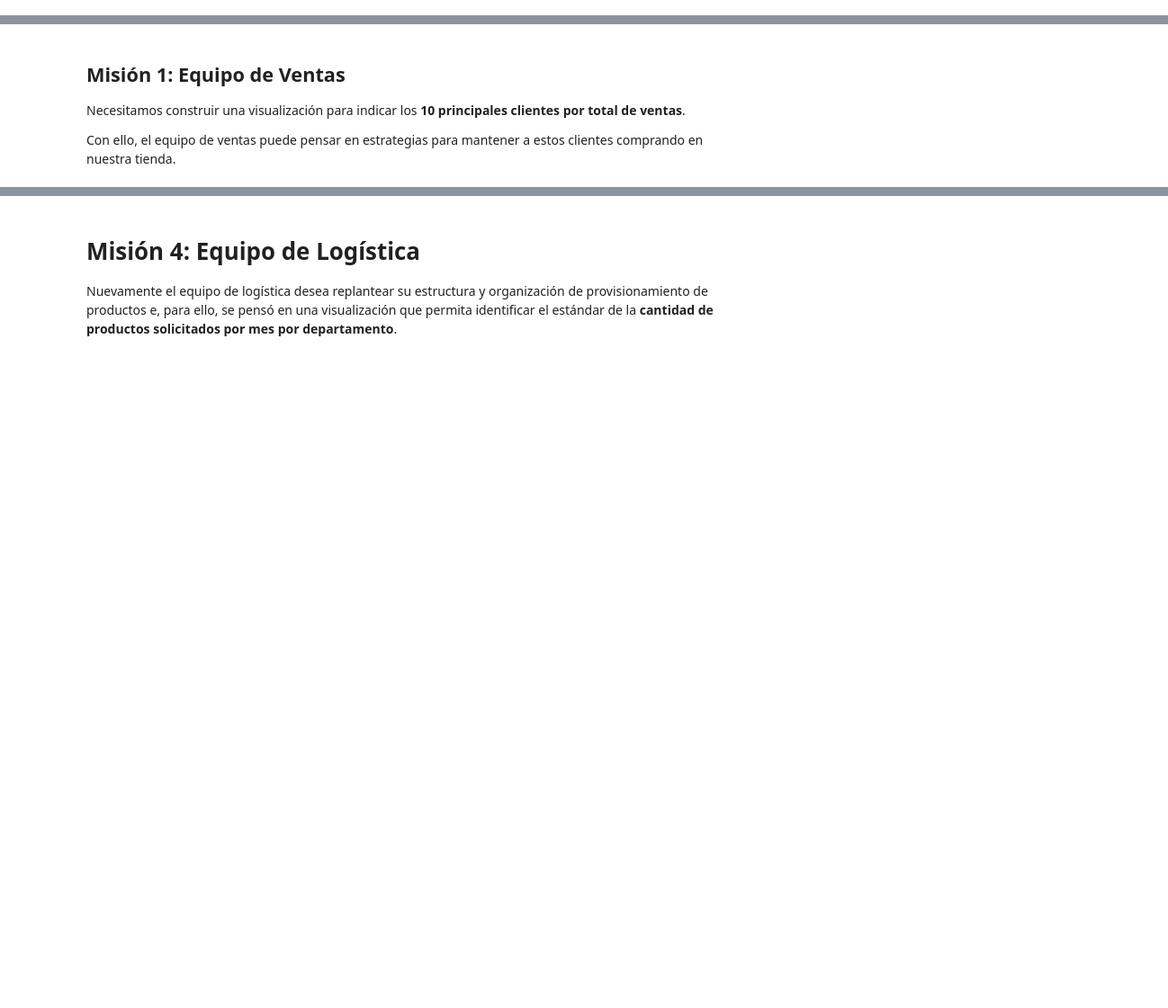
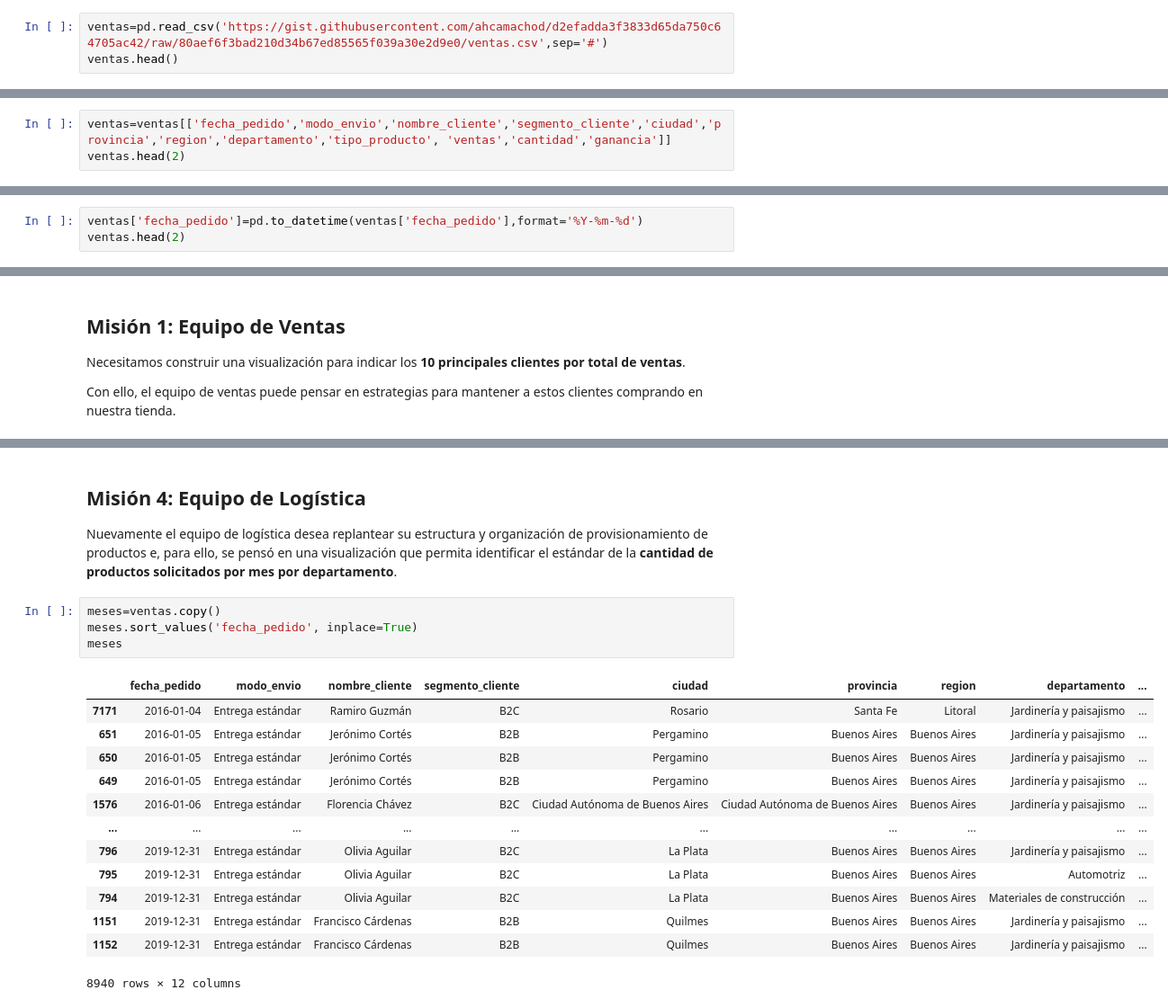
Before and after one commit to Yaaxek/Data-Visualization-Estilizando-tablas-con-python, a Jupyter notebook: estilizacion_de_tablas.ipynb, the cells around one changed output, grey strips where cells are left out. Shown at 90% size. Saved outputs shown, nothing was run; the diff lists cells and outputs as text; blank space fills up the shorter version.

```diff
--- a/estilizacion_de_tablas.ipynb
+++ b/estilizacion_de_tablas.ipynb
@@ -8,0 +12,3 @@
+# %%
+ventas=pd.read_csv('https://gist.githubusercontent.com/ahcamachod/d2efadda3f3833d65da750c64705ac42/raw/80aef6f3bad210d34b67ed85565f039a30e2d9e0/ventas.csv',sep='#')
+ventas.head()
@@ -8,0 +22,3 @@
+# %%
+ventas=ventas[['fecha_pedido','modo_envio','nombre_cliente','segmento_cliente','ciudad','provincia','region','departamento','tipo_producto', 'ventas','cantidad','ganancia']]
+ventas.head(2)
@@ -8,0 +55,3 @@
+# %%
+ventas['fecha_pedido']=pd.to_datetime(ventas['fecha_pedido'],format='%Y-%m-%d')
+ventas.head(2)
@@ -27,4 +426,22 @@ Así, el equipo de logística va a saber dónde hay más oportunidad de enfocar
 # %% [markdown]
-# Misión 4: Equipo de Logística
+## Misión 4: Equipo de Logística
 
 Nuevamente el equipo de logística desea replantear su estructura y organización de provisionamiento de productos e, para ello, se pensó en una visualización que permita identificar el estándar de la **cantidad de productos solicitados por mes por departamento**.
+# %%
+meses=ventas.copy()
+meses.sort_values('fecha_pedido', inplace=True)
+meses
+# %% [output]
+|  | fecha_pedido | modo_envio | nombre_cliente | segmento_cliente | ciudad | provincia | region | departamento | ... |
+| 7171 | 2016-01-04 | Entrega estándar | Ramiro Guzmán | B2C | Rosario | Santa Fe | Litoral | Jardinería y paisajismo | ... |
+| 651 | 2016-01-05 | Entrega estándar | Jerónimo Cortés | B2B | Pergamino | Buenos Aires | Buenos Aires | Jardinería y paisajismo | ... |
+| 650 | 2016-01-05 | Entrega estándar | Jerónimo Cortés | B2B | Pergamino | Buenos Aires | Buenos Aires | Jardinería y paisajismo | ... |
+| 649 | 2016-01-05 | Entrega estándar | Jerónimo Cortés | B2B | Pergamino | Buenos Aires | Buenos Aires | Jardinería y paisajismo | ... |
+| 1576 | 2016-01-06 | Entrega estándar | Florencia Chávez | B2C | Ciudad Autónoma de Buenos Aires | Ciudad Autónoma de Buenos Aires | Buenos Aires | Jardinería y paisajismo | ... |
+| ... | ... | ... | ... | ... | ... | ... | ... | ... | ... |
+| 796 | 2019-12-31 | Entrega estándar | Olivia Aguilar | B2C | La Plata | Buenos Aires | Buenos Aires | Jardinería y paisajismo | ... |
+| 795 | 2019-12-31 | Entrega estándar | Olivia Aguilar | B2C | La Plata | Buenos Aires | Buenos Aires | Automotriz | ... |
+| 794 | 2019-12-31 | Entrega estándar | Olivia Aguilar | B2C | La Plata | Buenos Aires | Buenos Aires | Materiales de construcción | ... |
+| 1151 | 2019-12-31 | Entrega estándar | Francisco Cárdenas | B2B | Quilmes | Buenos Aires | Buenos Aires | Jardinería y paisajismo | ... |
+| 1152 | 2019-12-31 | Entrega estándar | Francisco Cárdenas | B2B | Quilmes | Buenos Aires | Buenos Aires | Jardinería y paisajismo | ... |
+8940 rows × 12 columns
```
Also changed, not shown: parts of 68 cells of this notebook.
